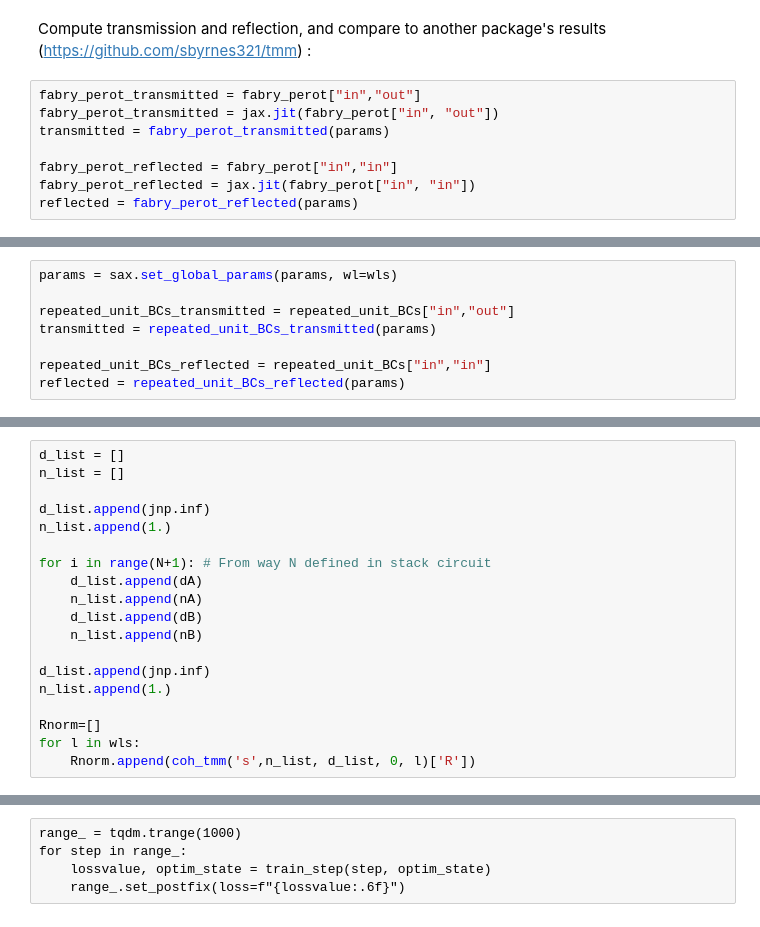
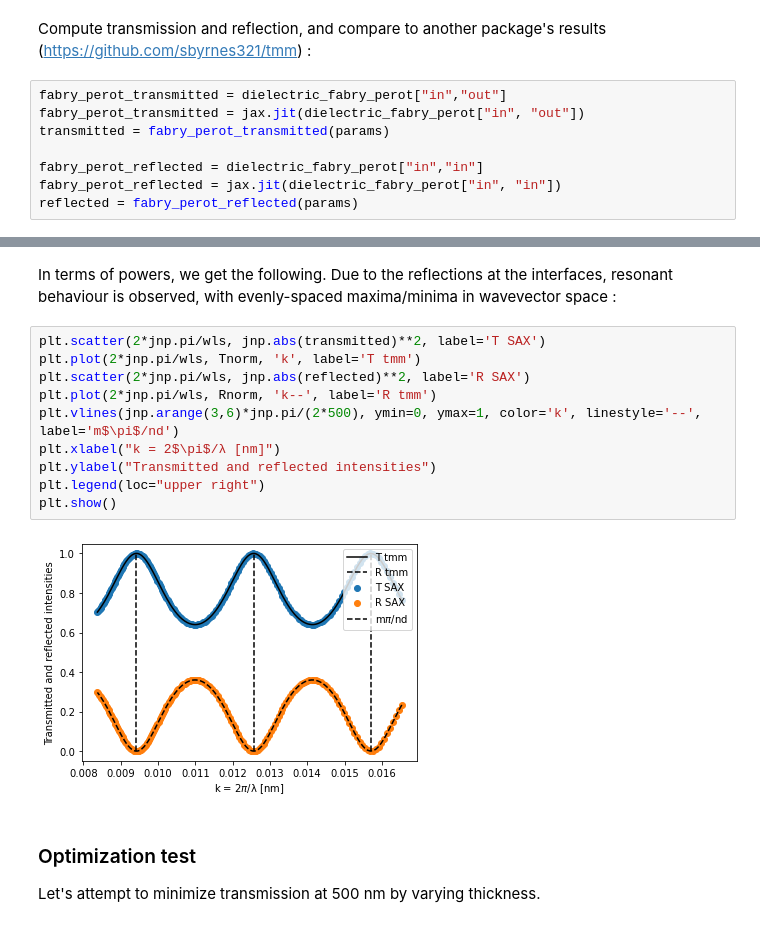
Before and after one commit to simbilod/sax, a Jupyter notebook: examples/02_thinfilm.ipynb, the cells around one changed output, grey strips where cells are left out. Cells and saved outputs as stored; diff of their text form.

```diff
--- a/examples/02_thinfilm.ipynb
+++ b/examples/02_thinfilm.ipynb
@@ -114,11 +123,11 @@ WARNING:absl:No GPU/TPU found, falling back to CPU. (Set TF_CPP_MIN_LOG_LEVEL=0
 # %% [markdown]
 Compute transmission and reflection, and compare to another package's results (https://github.com/sbyrnes321/tmm) :
 # %%
-fabry_perot_transmitted = fabry_perot["in","out"]
-fabry_perot_transmitted = jax.jit(fabry_perot["in", "out"])
+fabry_perot_transmitted = dielectric_fabry_perot["in","out"]
+fabry_perot_transmitted = jax.jit(dielectric_fabry_perot["in", "out"])
 transmitted = fabry_perot_transmitted(params)
 
-fabry_perot_reflected = fabry_perot["in","in"]
-fabry_perot_reflected = jax.jit(fabry_perot["in", "in"])
+fabry_perot_reflected = dielectric_fabry_perot["in","in"]
+fabry_perot_reflected = jax.jit(dielectric_fabry_perot["in", "in"])
 reflected = fabry_perot_reflected(params)
 # %%
@@ -289,8 +173,0 @@ print(params)
-# %%
-params = sax.set_global_params(params, wl=wls)
-
-repeated_unit_BCs_transmitted = repeated_unit_BCs["in","out"]
-transmitted = repeated_unit_BCs_transmitted(params)
-
-repeated_unit_BCs_reflected = repeated_unit_BCs["in","in"]
-reflected = repeated_unit_BCs_reflected(params)
@@ -465,19 +173,0 @@ Again compare :
-# %%
-d_list = []
-n_list = []
-
-d_list.append(jnp.inf)
-n_list.append(1.)
-
-for i in range(N+1): # From way N defined in stack circuit
-    d_list.append(dA)
-    n_list.append(nA)
-    d_list.append(dB)
-    n_list.append(nB)
-
-d_list.append(jnp.inf)
-n_list.append(1.)
-
-Rnorm=[]
-for l in wls:
-    Rnorm.append(coh_tmm('s',n_list, d_list, 0, l)['R'])
@@ -592,5 +174,18 @@ def train_step(step, optim_state):
-# %% [raw]
-range_ = tqdm.trange(1000)
-for step in range_:
-    lossvalue, optim_state = train_step(step, optim_state)
-    range_.set_postfix(loss=f"{lossvalue:.6f}")
+# %% [markdown]
+In terms of powers, we get the following. Due to the reflections at the interfaces, resonant behaviour is observed, with evenly-spaced maxima/minima in wavevector space :
+# %%
+plt.scatter(2*jnp.pi/wls, jnp.abs(transmitted)**2, label='T SAX')
+plt.plot(2*jnp.pi/wls, Tnorm, 'k', label='T tmm')
+plt.scatter(2*jnp.pi/wls, jnp.abs(reflected)**2, label='R SAX')
+plt.plot(2*jnp.pi/wls, Rnorm, 'k--', label='R tmm')
+plt.vlines(jnp.arange(3,6)*jnp.pi/(2*500), ymin=0, ymax=1, color='k', linestyle='--', label='m$\pi$/nd')
+plt.xlabel("k = 2$\pi$/λ [nm]")
+plt.ylabel("Transmitted and reflected intensities")
+plt.legend(loc="upper right")
+plt.show()
+# %% [output]
+[figure, added]
+# %% [markdown]
+### Optimization test
+
+Let's attempt to minimize transmission at 500 nm by varying thickness.
```
Also changed, not shown: parts of 91 cells of this notebook, 3 other files.
